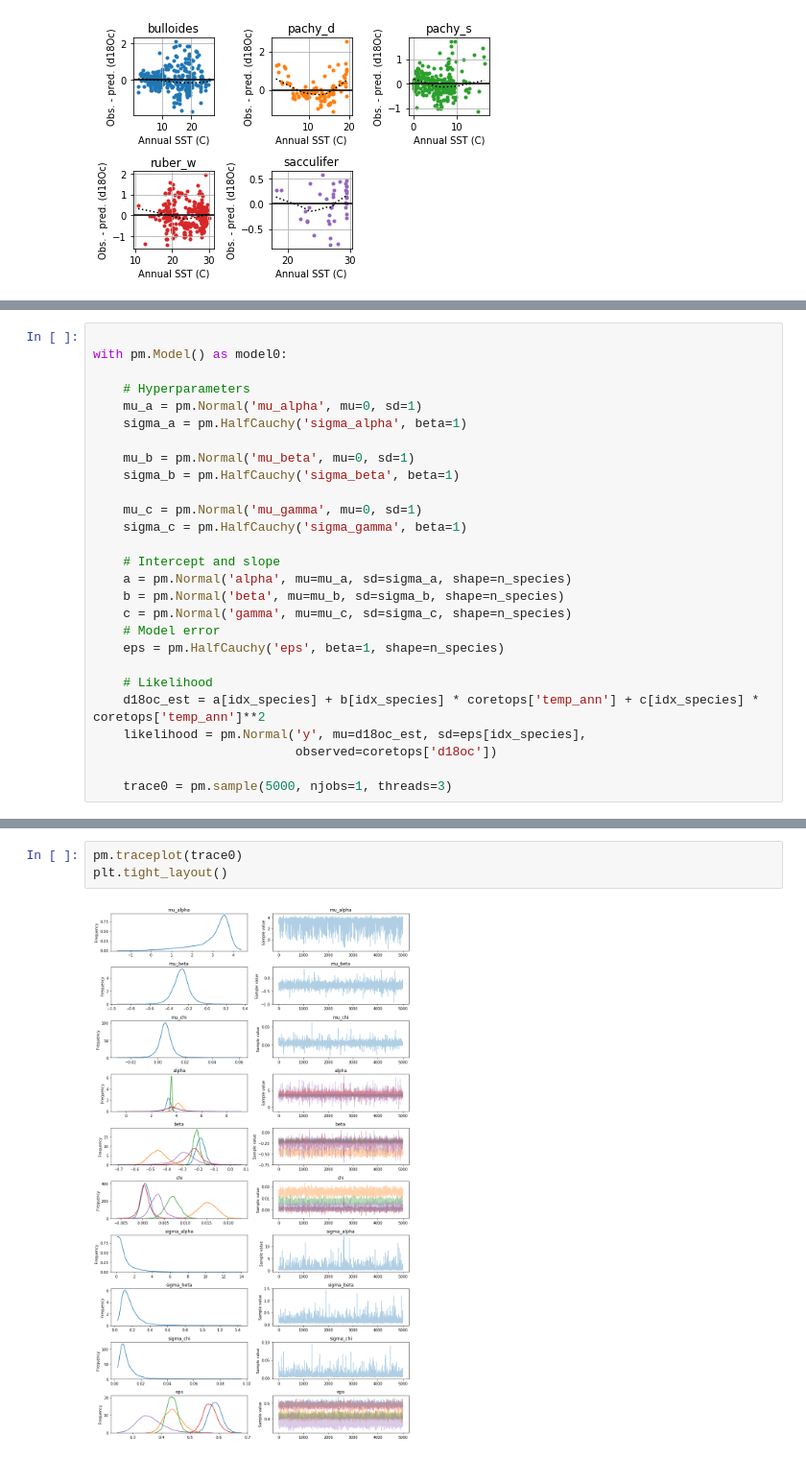
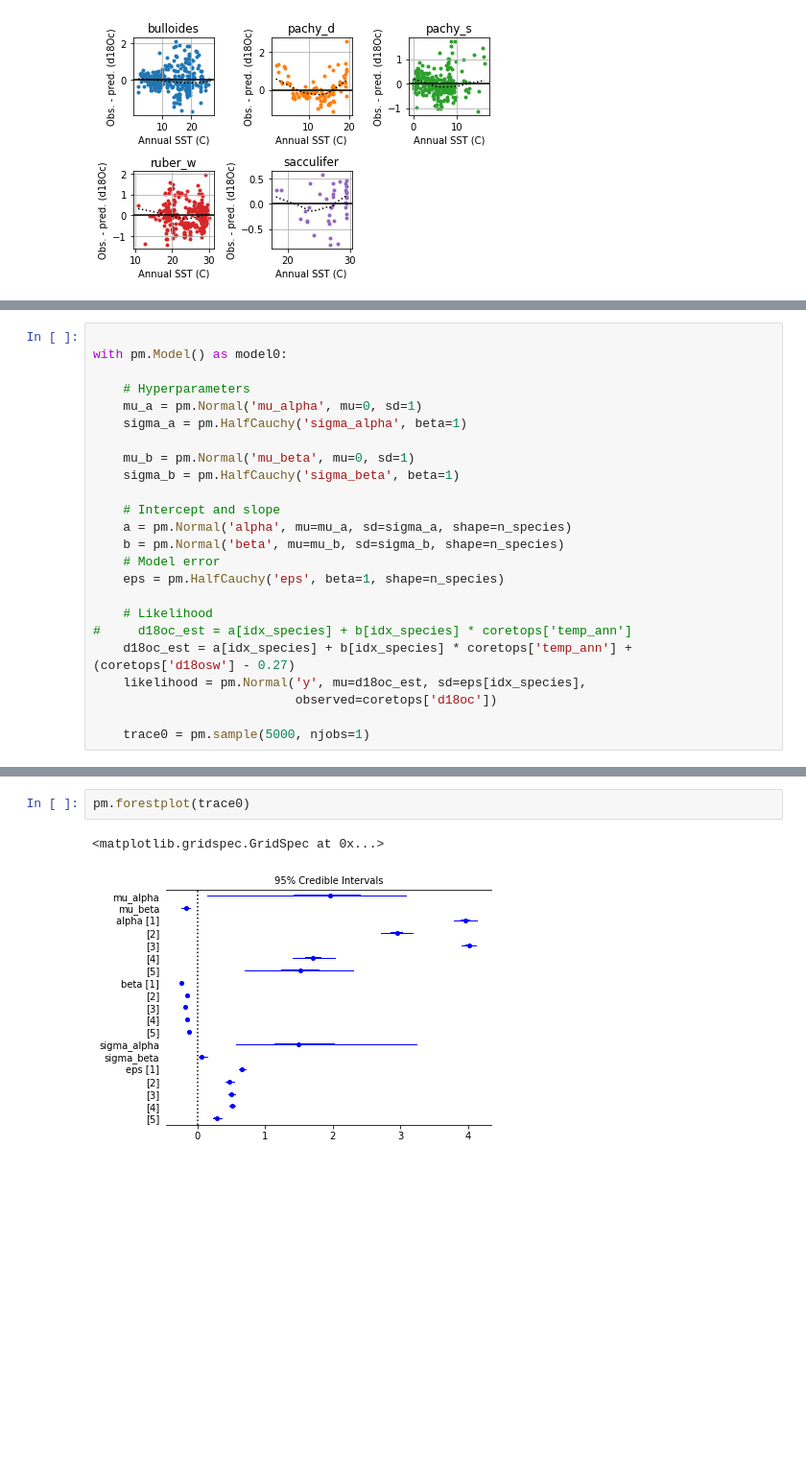
Before and after one commit to brews/deltaoxfox, a Jupyter notebook: coretop_bayesreg.ipynb, the cells around one changed output, grey strips where cells are left out. Shown at 96% size. Saved outputs shown, nothing was run; the diff lists cells and outputs as text; blank space fills up the shorter version.

```diff
--- a/coretop_bayesreg.ipynb
+++ b/coretop_bayesreg.ipynb
@@ -180,22 +174,19 @@ with pm.Model() as model0:
     mu_b = pm.Normal('mu_beta', mu=0, sd=1)
     sigma_b = pm.HalfCauchy('sigma_beta', beta=1)
 
-    mu_c = pm.Normal('mu_gamma', mu=0, sd=1)
-    sigma_c = pm.HalfCauchy('sigma_gamma', beta=1)
-
     # Intercept and slope
     a = pm.Normal('alpha', mu=mu_a, sd=sigma_a, shape=n_species)
     b = pm.Normal('beta', mu=mu_b, sd=sigma_b, shape=n_species)
-    c = pm.Normal('gamma', mu=mu_c, sd=sigma_c, shape=n_species)
     # Model error
     eps = pm.HalfCauchy('eps', beta=1, shape=n_species)
 
     # Likelihood
-    d18oc_est = a[idx_species] + b[idx_species] * coretops['temp_ann'] + c[idx_species] * coretops['temp_ann']**2
+#     d18oc_est = a[idx_species] + b[idx_species] * coretops['temp_ann']
+    d18oc_est = a[idx_species] + b[idx_species] * coretops['temp_ann'] + (coretops['d18osw'] - 0.27)
     likelihood = pm.Normal('y', mu=d18oc_est, sd=eps[idx_species],
                            observed=coretops['d18oc'])
 
-    trace0 = pm.sample(5000, njobs=1, threads=3)
+    trace0 = pm.sample(5000, njobs=1)
 # %% [output]
 Auto-assigning NUTS sampler...
 Initializing NUTS using ADVI...
@@ -227,6 +203,6 @@ test.to_hdf('./data_parsed/bayesreg_d18oc.h5', key='eps', mode='r+', format='tab
 # %%
-pm.traceplot(trace0)
-plt.tight_layout()
+pm.forestplot(trace0)
 # %% [output]
+<matplotlib.gridspec.GridSpec at 0x...>
-[figure, old version]
+[figure, new version]
 # %%
```
Also changed, not shown: parts of 21 cells of this notebook.
